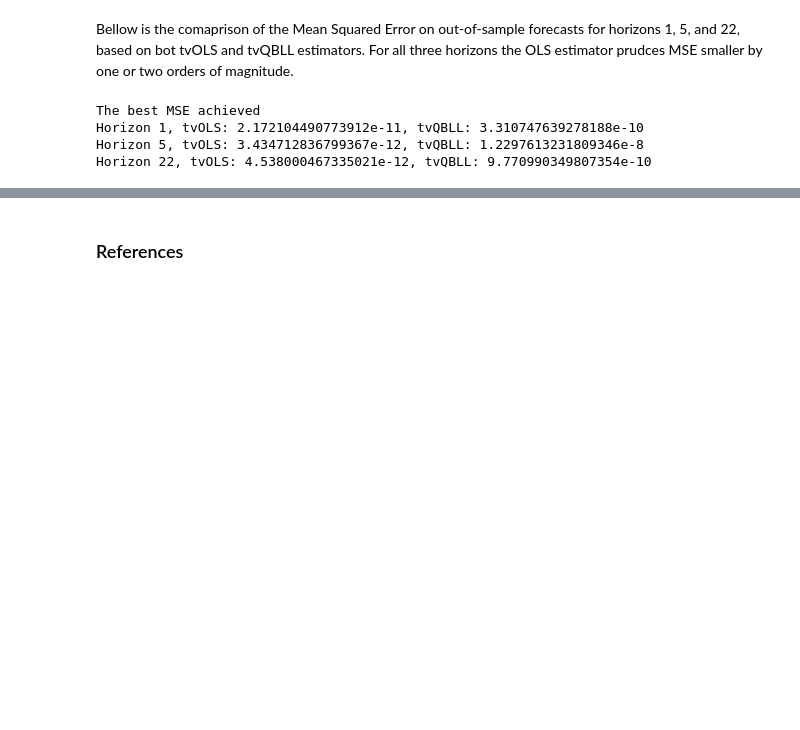
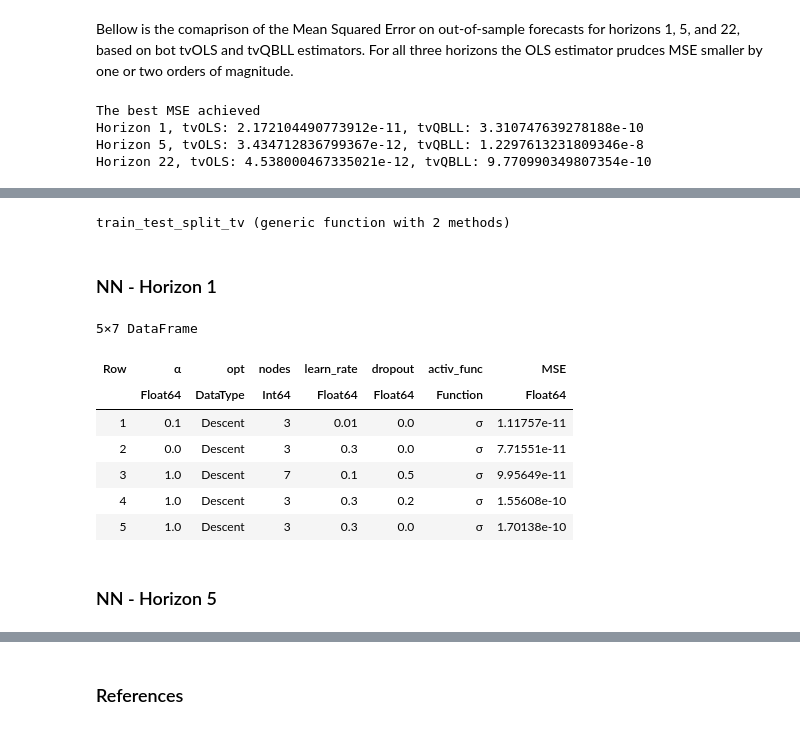
Before and after one commit to Matyas-Mattanelli/Financial-Econometrics-II, a Jupyter notebook: Project2.ipynb, the cells around one changed output, grey strips where cells are left out. Drawn from its saved outputs; the diff is of its cells as text; code cells hidden in the pictures; blank space fills up the shorter version.

Commit message:
Part D - NN hyperpar. grid search for Project 2, train/test split and standardization for h = 1/5/22

```diff
--- a/Project2.ipynb
+++ b/Project2.ipynb
@@ -552,0 +538,38 @@ In this part, we compare the performance of models described in this project wit
+# %%
+function train_test_split_tv(predictors, target) #this function returns data ready to be fed into NN - split and standardized
+    X_train = predictors[1:end-1, :] |> permutedims .|> Float32
+    X_test = predictors[end, :] |> permutedims .|> Float32
+
+    y_train = target[1:end-1, :] |> permutedims .|> Float32
+    y_test = target[end, :] |> permutedims .|> Float32
+
+    #mean_X_train = mapslices(StatsBase.mean, X_train; dims = 2) #Save the mean
+    #std_X_train = mapslices(StatsBase.std, X_train; dims = 2) #Save the standard deviation
+    X_train = standardize_tv(X_train, X_test, true) #Standardize the training set (using a custom define function from utils)
+    X_test = standardize_tv(X_train, X_test, false); #Standardize the testing set (using mean and std of the training set)
+
+    return X_train, X_test, y_train, y_test
+end
+# %% [output]
+train_test_split_tv (generic function with 2 methods)
+# %% [markdown]
+### NN - Horizon 1
+# %%
+X_train, X_test, y_train, y_test = train_test_split_tv(predictors, target_1);
+# %%
+#Perform grid search (29s)
+param_grid = Dict(:nodes => [3, 7, 10], :learn_rate => [0.01, 0.1, 0.3], :α => [0, 0.1, 1], :dropout => [0, 0.2, 0.5], :opt => [Flux.Descent, Flux.Adam], :activ_func => [Flux.relu, Flux.tanh, Flux.sigmoid]) #Specify the parameter grid
+gridsearch_res = gridSearch(param_grid, X_train, y_train, X_test |> permutedims, y_test; verbose = false);
+# %%
+DataFrames.sort(gridsearch_res, :MSE)[begin:5,:]
+# %% [output]
+5×7 DataFrame
+| Row | α | opt | nodes | learn_rate | dropout | activ_func | MSE |
+|  | Float64 | DataType | Int64 | Float64 | Float64 | Function | Float64 |
+| 1 | 0.1 | Descent | 3 | 0.01 | 0.0 | σ | 1.11757e-11 |
+| 2 | 0.0 | Descent | 3 | 0.3 | 0.0 | σ | 7.71551e-11 |
+| 3 | 1.0 | Descent | 7 | 0.1 | 0.5 | σ | 9.95649e-11 |
+| 4 | 1.0 | Descent | 3 | 0.3 | 0.2 | σ | 1.55608e-10 |
+| 5 | 1.0 | Descent | 3 | 0.3 | 0.0 | σ | 1.70138e-10 |
+# %% [markdown]
+### NN - Horizon 5
```
Also changed, not shown: parts of 11 cells of this notebook, 1 other file.
